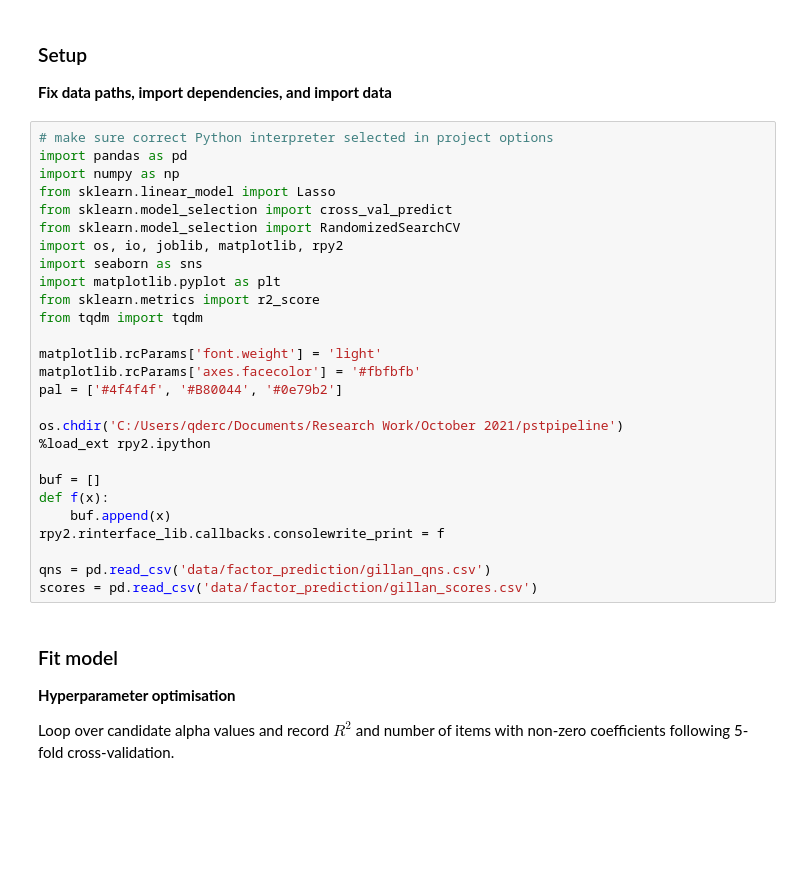
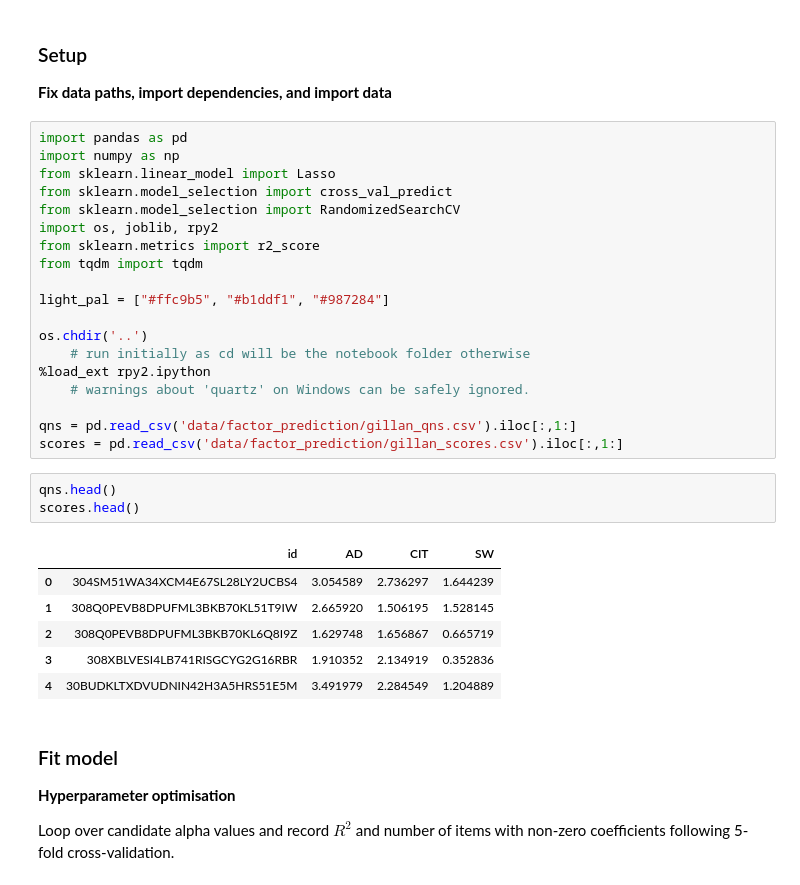
Before and after one commit to qdercon/pstpipeline, a Jupyter notebook: notebooks/predicting_questionnaire_questions.ipynb, the cells around one changed output. Saved outputs shown, nothing was run; the diff lists cells and outputs as text; blank space fills up the shorter version.

```diff
--- a/notebooks/predicting_questionnaire_questions.ipynb
+++ b/notebooks/predicting_questionnaire_questions.ipynb
@@ -11,32 +11,34 @@ The method and Python code here is adapted from (and broadly identical to) that
 
 **Fix data paths, import dependencies, and import data**
 # %%
-# make sure correct Python interpreter selected in project options
 import pandas as pd
 import numpy as np
 from sklearn.linear_model import Lasso
 from sklearn.model_selection import cross_val_predict
 from sklearn.model_selection import RandomizedSearchCV
-import os, io, joblib, matplotlib, rpy2
-import seaborn as sns
-import matplotlib.pyplot as plt
+import os, joblib, rpy2
 from sklearn.metrics import r2_score
 from tqdm import tqdm
 
-matplotlib.rcParams['font.weight'] = 'light'
-matplotlib.rcParams['axes.facecolor'] = '#fbfbfb'
-pal = ['#4f4f4f', '#B80044', '#0e79b2']
+light_pal = ["#ffc9b5", "#b1ddf1", "#987284"]
 
-os.chdir('C:/Users/qderc/Documents/Research Work/October 2021/pstpipeline')
+os.chdir('..')
+    # run initially as cd will be the notebook folder otherwise
 %load_ext rpy2.ipython
+    # warnings about 'quartz' on Windows can be safely ignored.
 
-buf = []
-def f(x):
-    buf.append(x)
-rpy2.rinterface_lib.callbacks.consolewrite_print = f
-
-qns = pd.read_csv('data/factor_prediction/gillan_qns.csv')
-scores = pd.read_csv('data/factor_prediction/gillan_scores.csv')
+qns = pd.read_csv('data/factor_prediction/gillan_qns.csv').iloc[:,1:]
+scores = pd.read_csv('data/factor_prediction/gillan_scores.csv').iloc[:,1:]
+# %%
+qns.head()
+scores.head()
+# %% [output]
+|  | id | AD | CIT | SW |
+| 0 | 304SM51WA34XCM4E67SL28LY2UCBS4 | 3.054589 | 2.736297 | 1.644239 |
+| 1 | 308Q0PEVB8DPUFML3BKB70KL51T9IW | 2.665920 | 1.506195 | 1.528145 |
+| 2 | 308Q0PEVB8DPUFML3BKB70KL6Q8I9Z | 1.629748 | 1.656867 | 0.665719 |
+| 3 | 308XBLVESI4LB741RISGCYG2G16RBR | 1.910352 | 2.134919 | 0.352836 |
+| 4 | 30BUDKLTXDVUDNIN42H3A5HRS51E5M | 3.491979 | 2.284549 | 1.204889 |
 # %% [markdown]
 ### Fit model
 
```
Also changed, not shown: parts of 12 cells of this notebook, 16 other files.
